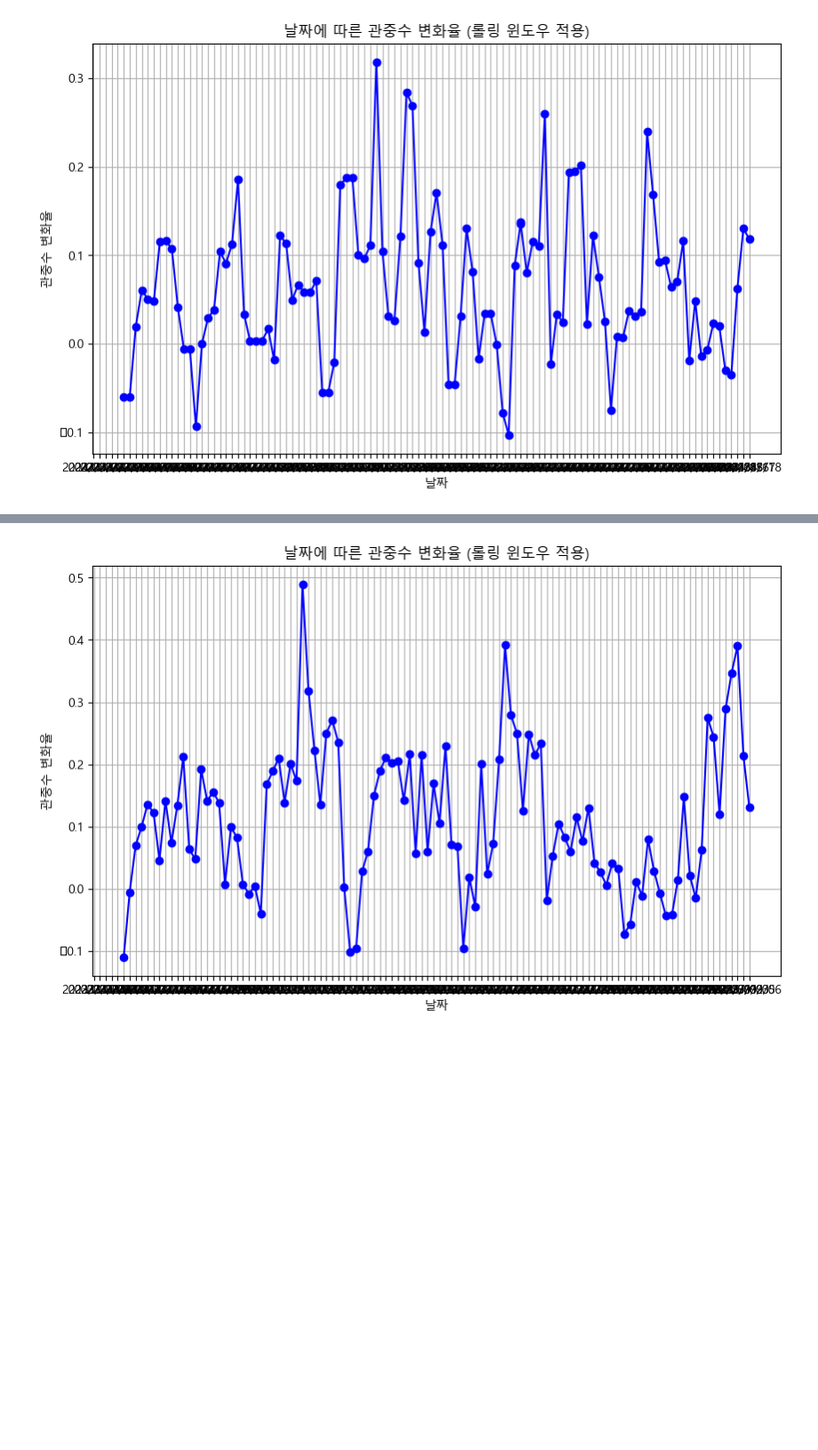
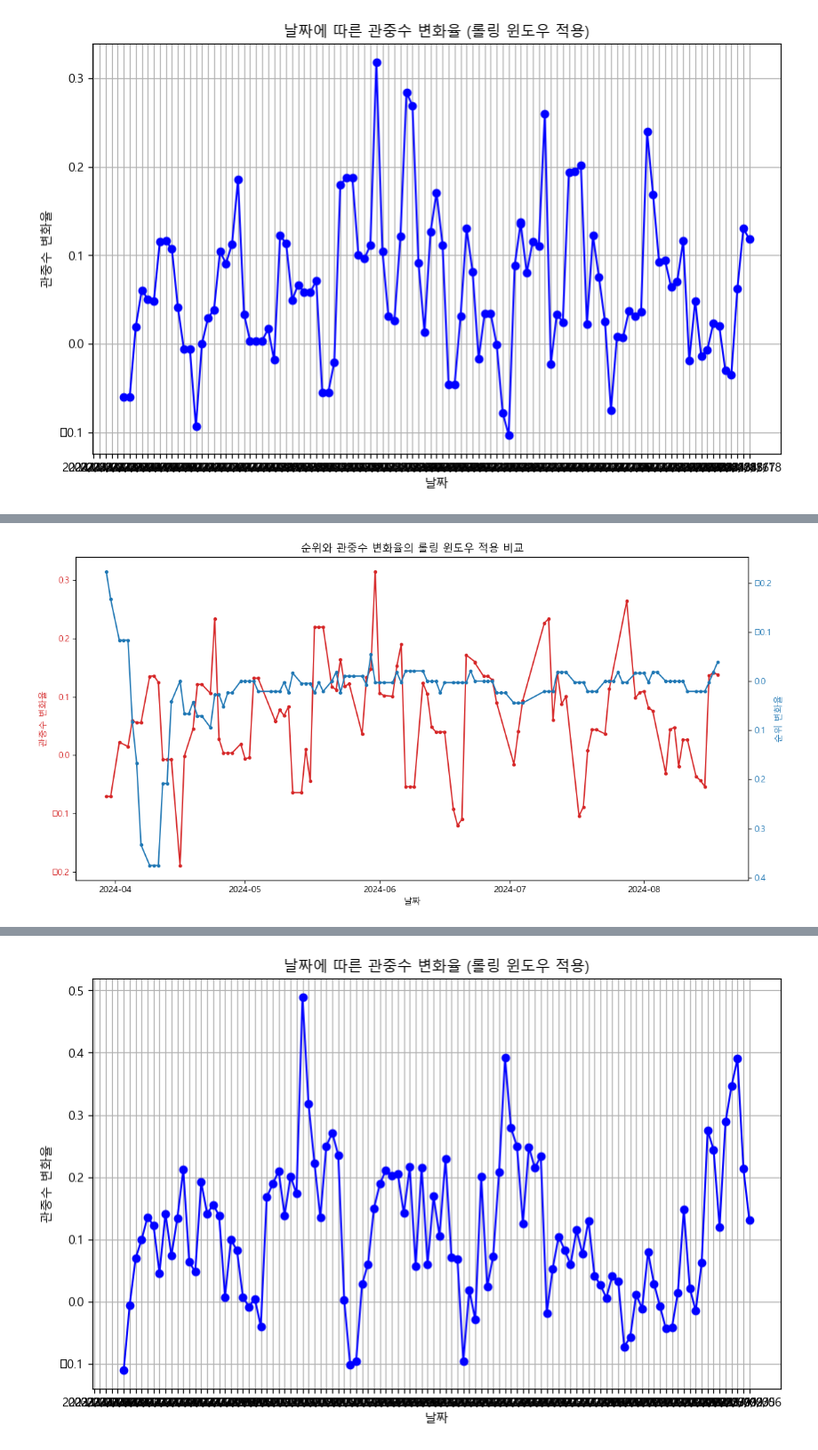
Before and after one commit to duddbs2002/team3, a Jupyter notebook: Youri/작년올해관중수비교.ipynb, the cells around one changed output, grey strips where cells are left out. Shown at 89% size. Cells and saved outputs as stored; diff of their text form; code cells hidden in the pictures; blank space fills up the shorter version.

```diff
--- a/Youri/작년올해관중수비교.ipynb
+++ b/Youri/작년올해관중수비교.ipynb
@@ -375,0 +538,38 @@ plt.show()
+# %%
+import matplotlib.pyplot as plt
+import pandas as pd
+
+# 날짜 인덱스를 datetime 형식으로 변환
+hdata.index = pd.to_datetime(hdata.index, errors='coerce')
+hdcc_slicing.index = pd.to_datetime(hdcc_slicing.index, errors='coerce')
+
+# 결측치가 있는지 확인하고 제거
+hdata = hdata.dropna(subset=['롤링 변화율'])
+hdcc_slicing = hdcc_slicing.dropna(subset=['롤링 변화율'])
+
+# 시각화
+fig, ax1 = plt.subplots(figsize=(12, 6))
+
+# 첫 번째 Y축: 관중수 데이터
+color = 'tab:red'
+ax1.set_xlabel('날짜')
+ax1.set_ylabel('관중수 변화율', color=color)
+ax1.plot(hdcc_slicing.index, hdcc_slicing['롤링 변화율'], marker='o', linestyle='-', color=color, markersize=3, label='hdcc_slicing 관중수 변화율')
+ax1.tick_params(axis='y', labelcolor=color)
+
+# 두 번째 Y축: 순위 데이터
+ax2 = ax1.twinx()  # 공유된 x축을 가진 새로운 Y축 생성
+color = 'tab:blue'
+ax2.set_ylabel('순위 변화율', color=color)
+ax2.plot(hdata.index, hdata['롤링 변화율'], marker='o', linestyle='-', color=color, markersize=3, label='hdata 순위 변화율')
+ax2.tick_params(axis='y', labelcolor=color)
+ax2.invert_yaxis()  # 순위 데이터의 Y축을 뒤집음
+
+# 제목과 레이블 설정
+plt.title('순위와 관중수 변화율의 롤링 윈도우 적용 비교')
+fig.tight_layout()  # 레이아웃 조정
+
+# 그래프 출력
+plt.show()
+# %% [output]
+[figure, added]
```
Also changed, not shown: parts of 28 cells of this notebook, 1 other file.
